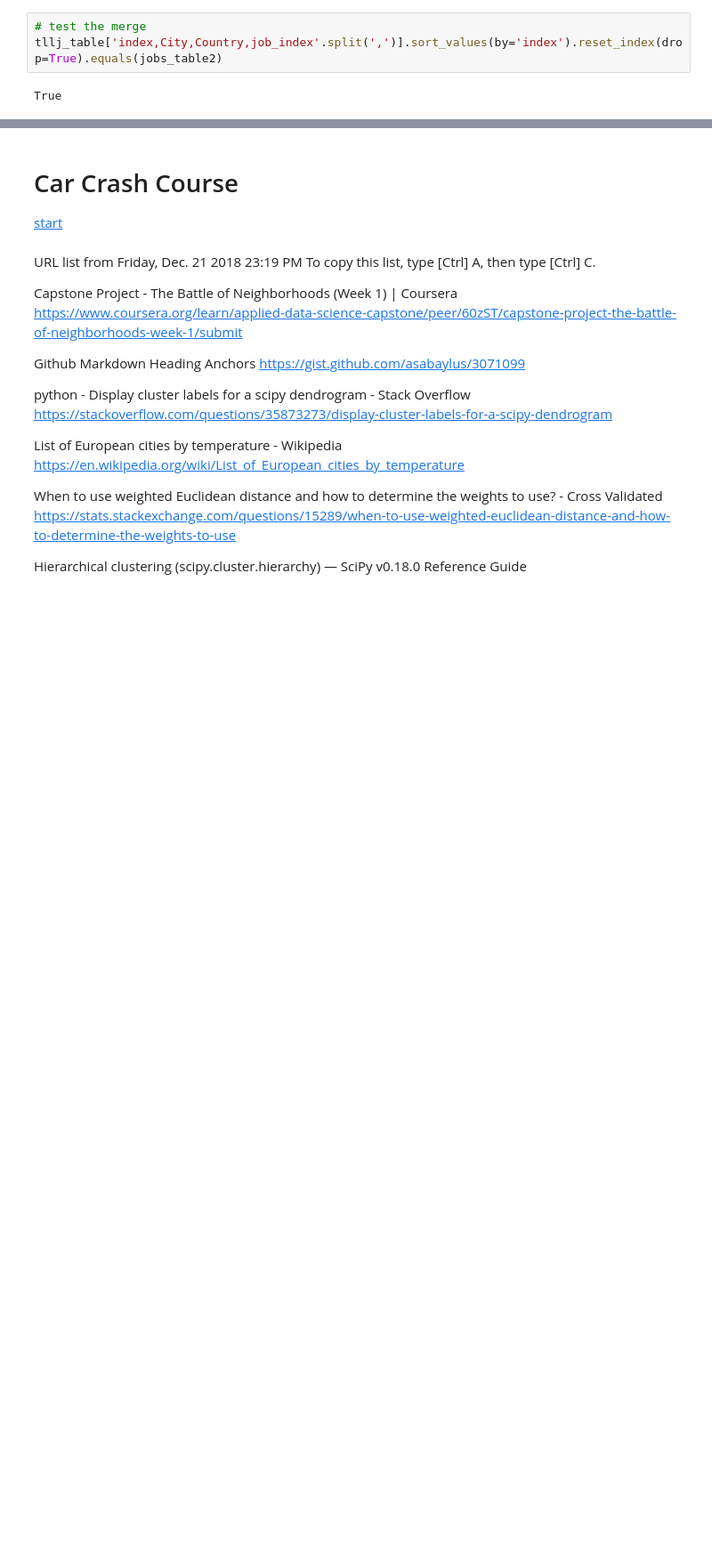
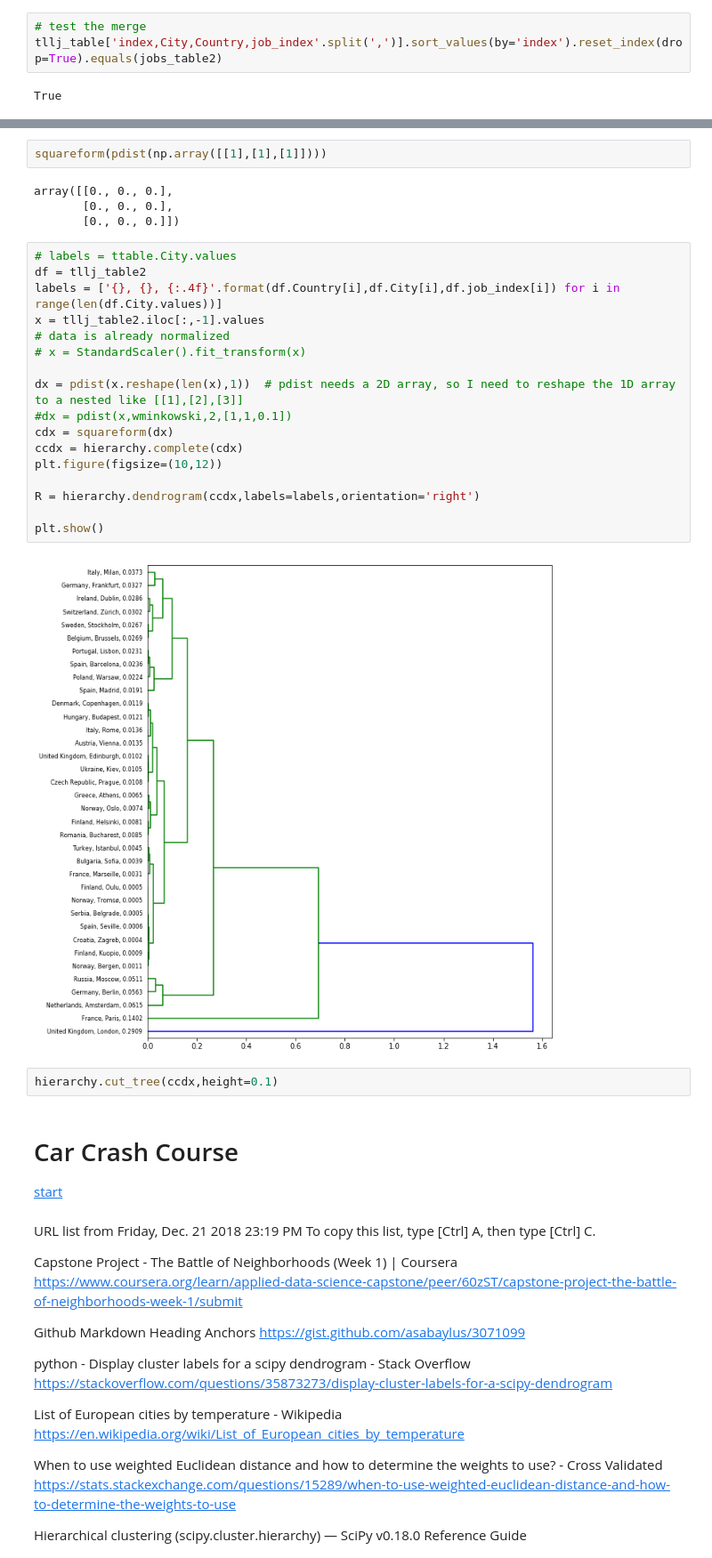
Before and after one commit to rareal/Coursera_Capstone, a Jupyter notebook: Final_project_tests.ipynb, the cells around one changed output, grey strips where cells are left out. Shown at 89% size. Cells and saved outputs as stored; diff of their text form; blank space fills up the shorter version.

Commit message:
custering job_index

```diff
--- a/Final_project_tests.ipynb
+++ b/Final_project_tests.ipynb
@@ -463,3 +480,30 @@ tllj_table2 = tllj_table.drop('index',axis=1)
+# %%
+squareform(pdist(np.array([[1],[1],[1]])))
+# %% [output]
+array([[0., 0., 0.],
+       [0., 0., 0.],
+       [0., 0., 0.]])
+# %%
+# labels = ttable.City.values
+df = tllj_table2
+labels = ['{}, {}, {:.4f}'.format(df.Country[i],df.City[i],df.job_index[i]) for i in range(len(df.City.values))]
+x = tllj_table2.iloc[:,-1].values
+# data is already normalized
+# x = StandardScaler().fit_transform(x)
+
+dx = pdist(x.reshape(len(x),1))  # pdist needs a 2D array, so I need to reshape the 1D array to a nested like [[1],[2],[3]]
+#dx = pdist(x,wminkowski,2,[1,1,0.1])
+cdx = squareform(dx)
+ccdx = hierarchy.complete(cdx)
+plt.figure(figsize=(10,12))
+
+R = hierarchy.dendrogram(ccdx,labels=labels,orientation='right')
+
+plt.show()
+# %% [output]
+[figure, added]
+# %%
+hierarchy.cut_tree(ccdx,height=0.1)
 # %% [markdown]
 # Car Crash Course
 [start](#Start)
```
Also changed, not shown: parts of 5 cells of this notebook.
